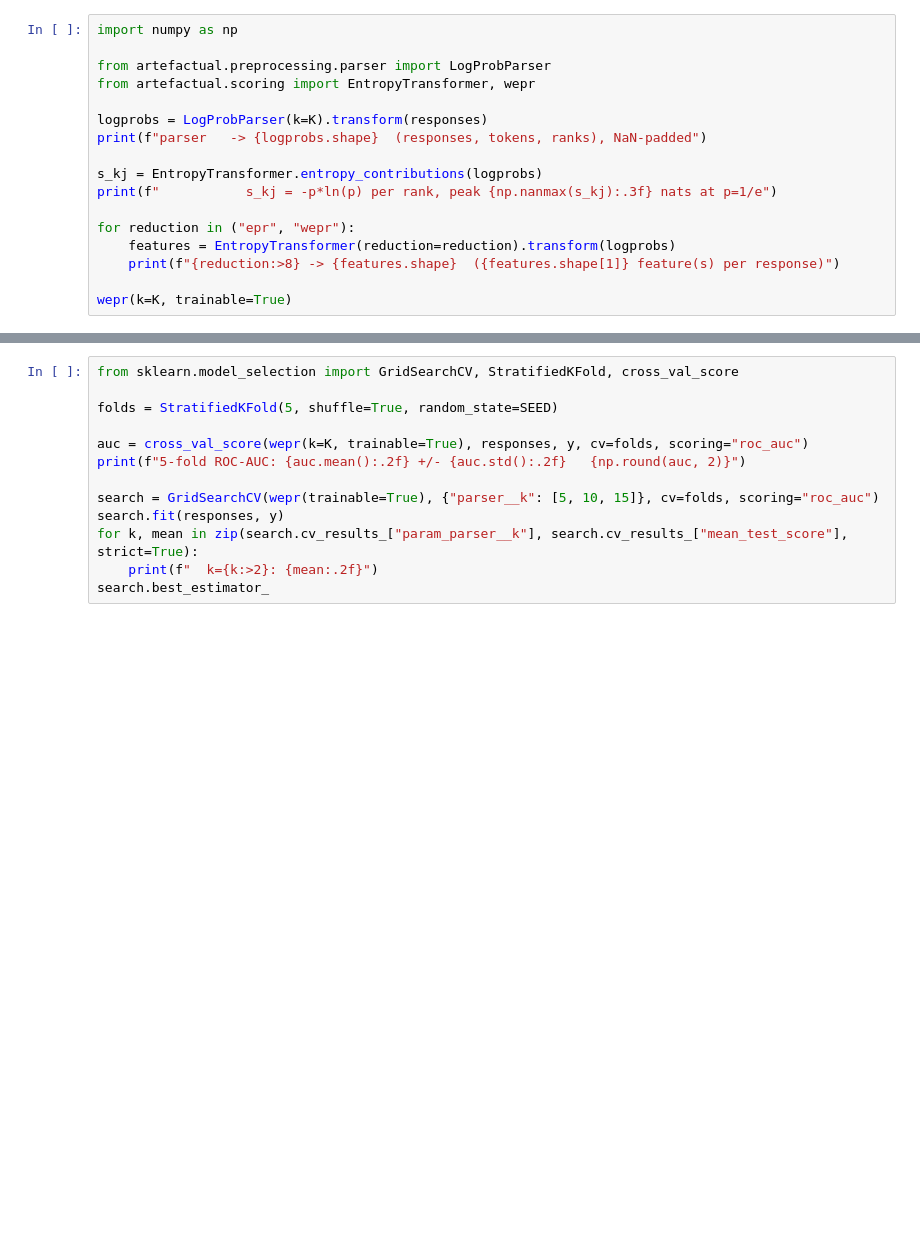
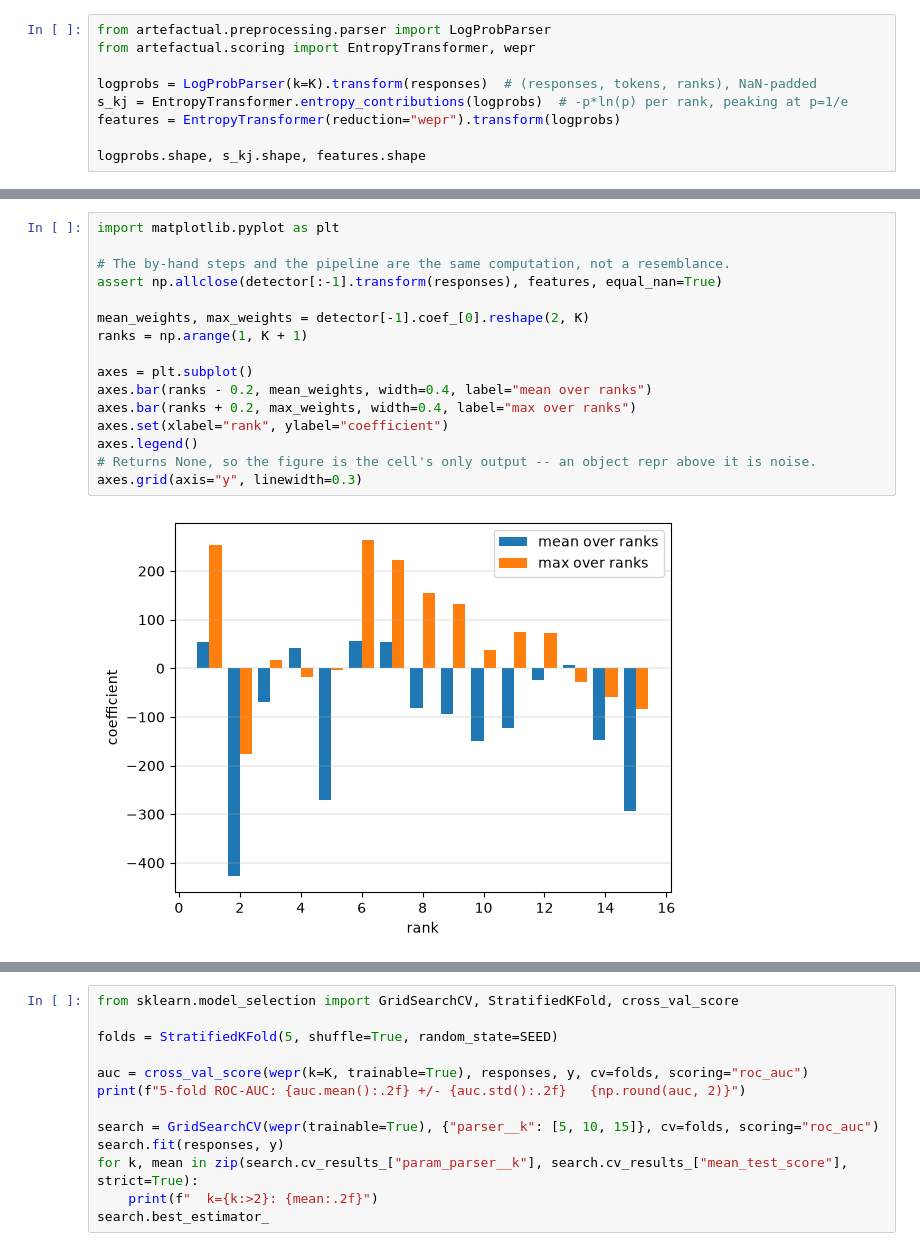
Before and after one commit to artefactory/artefactual, a Jupyter notebook: docs/examples/train_wepr.ipynb, the cells around one changed output, grey strips where cells are left out. Drawn from its saved outputs; the diff is of its cells as text; blank space fills up the shorter version.

```diff
--- a/docs/examples/train_wepr.ipynb
+++ b/docs/examples/train_wepr.ipynb
@@ -67,18 +84,10 @@ dropped q-062: error {'message': 'simulated upstream timeout'}
 # %%
-import numpy as np
-
 from artefactual.preprocessing.parser import LogProbParser
 from artefactual.scoring import EntropyTransformer, wepr
 
-logprobs = LogProbParser(k=K).transform(responses)
-print(f"parser   -> {logprobs.shape}  (responses, tokens, ranks), NaN-padded")
+logprobs = LogProbParser(k=K).transform(responses)  # (responses, tokens, ranks), NaN-padded
+s_kj = EntropyTransformer.entropy_contributions(logprobs)  # -p*ln(p) per rank, peaking at p=1/e
+features = EntropyTransformer(reduction="wepr").transform(logprobs)
 
-s_kj = EntropyTransformer.entropy_contributions(logprobs)
-print(f"           s_kj = -p*ln(p) per rank, peak {np.nanmax(s_kj):.3f} nats at p=1/e")
-
-for reduction in ("epr", "wepr"):
-    features = EntropyTransformer(reduction=reduction).transform(logprobs)
-    print(f"{reduction:>8} -> {features.shape}  ({features.shape[1]} feature(s) per response)")
-
-wepr(k=K, trainable=True)
+logprobs.shape, s_kj.shape, features.shape
 # %% [output]
@@ -119 +152,19 @@ hallucination       0.79      0.92      0.85        12
+# %%
+import matplotlib.pyplot as plt
+
+# The by-hand steps and the pipeline are the same computation, not a resemblance.
+assert np.allclose(detector[:-1].transform(responses), features, equal_nan=True)
+
+mean_weights, max_weights = detector[-1].coef_[0].reshape(2, K)
+ranks = np.arange(1, K + 1)
+
+axes = plt.subplot()
+axes.bar(ranks - 0.2, mean_weights, width=0.4, label="mean over ranks")
+axes.bar(ranks + 0.2, max_weights, width=0.4, label="max over ranks")
+axes.set(xlabel="rank", ylabel="coefficient")
+axes.legend()
+# Returns None, so the figure is the cell's only output -- an object repr above it is noise.
+axes.grid(axis="y", linewidth=0.3)
+# %% [output]
+[figure, added]
 # %% [markdown]
```
Also changed, not shown: parts of 21 cells of this notebook, 7 other files.
